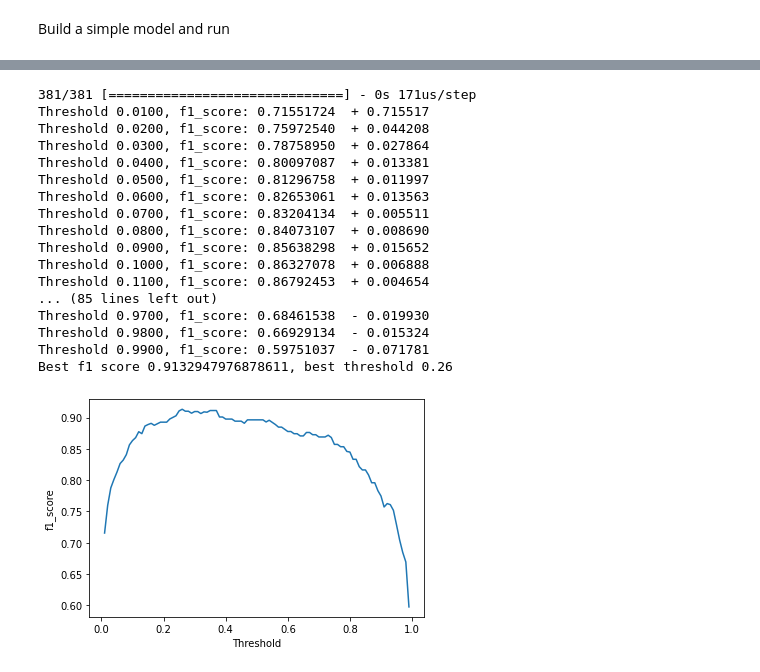
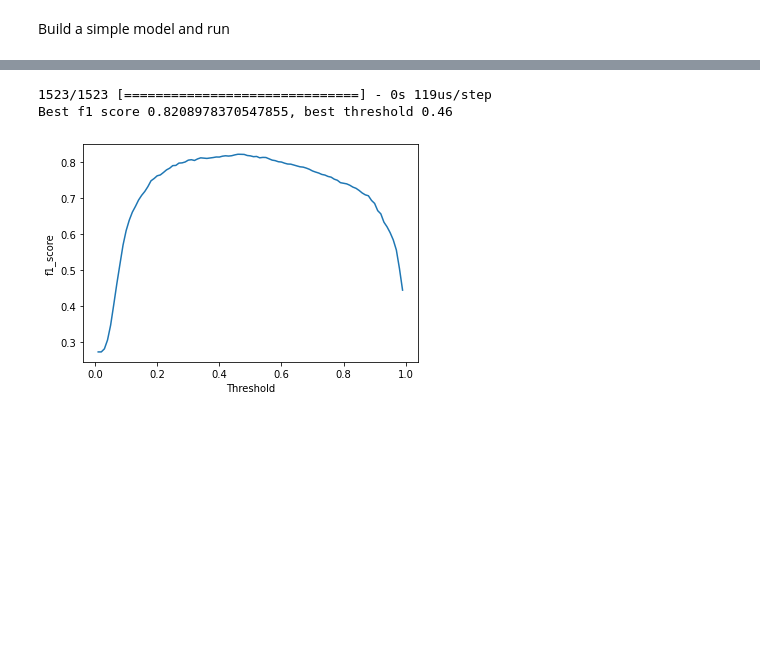
Before and after one commit to GaoangLiu/AA_ipynb, a Jupyter notebook: NLP_with_Disaster_Tweets.ipynb, the cells around one changed output, grey strips where cells are left out. Cells and saved outputs as stored; diff of their text form; code cells hidden in the pictures; blank space fills up the shorter version.

```diff
--- a/NLP_with_Disaster_Tweets.ipynb
+++ b/NLP_with_Disaster_Tweets.ipynb
@@ -316,4 +322,6 @@ model = c.build_model(matrix)
 # %%
-X_tra, X_val, y_tra, y_val = train_test_split(vector_train, c.train.target, train_size=0.95, random_state=2020)
-history = model.fit(X_tra, y_tra, epochs=3, batch_size=32, validation_data=(X_val, y_val))
+model = c.build_model(matrix)
+c.run(vector_train, c.train.target)
+# X_tra, X_val, y_tra, y_val = train_test_split(vector_train, c.train.target, train_size=0.8, random_state=2020)
+# history = model.fit(X_tra, y_tra, epochs=3, batch_size=64, validation_data=(X_val, y_val))
 # %% [output]
@@ -327,25 +348,11 @@ Epoch 3/3
 # %%
 # Find maximum threshold
+model =
 threshold = Helper().locate_threshold(model, X_val, y_val)
 # %% [output]
-381/381 [==============================] - 0s 171us/step
-Threshold 0.0100, f1_score: 0.71551724  + 0.715517
-Threshold 0.0200, f1_score: 0.75972540  + 0.044208
-Threshold 0.0300, f1_score: 0.78758950  + 0.027864
-Threshold 0.0400, f1_score: 0.80097087  + 0.013381
-Threshold 0.0500, f1_score: 0.81296758  + 0.011997
-Threshold 0.0600, f1_score: 0.82653061  + 0.013563
-Threshold 0.0700, f1_score: 0.83204134  + 0.005511
-Threshold 0.0800, f1_score: 0.84073107  + 0.008690
-Threshold 0.0900, f1_score: 0.85638298  + 0.015652
-Threshold 0.1000, f1_score: 0.86327078  + 0.006888
-Threshold 0.1100, f1_score: 0.86792453  + 0.004654
-... (85 lines left out)
-Threshold 0.9700, f1_score: 0.68461538  - 0.019930
-Threshold 0.9800, f1_score: 0.66929134  - 0.015324
-Threshold 0.9900, f1_score: 0.59751037  - 0.071781
-Best f1 score 0.9132947976878611, best threshold 0.26
+1523/1523 [==============================] - 0s 119us/step
+Best f1 score 0.8208978370547855, best threshold 0.46
-[figure, old version]
+[figure, new version]
 # %%
 # output submission
 sub = pd.read_csv('sample_submission.csv')
```
Also changed, not shown: parts of 7 cells of this notebook.
